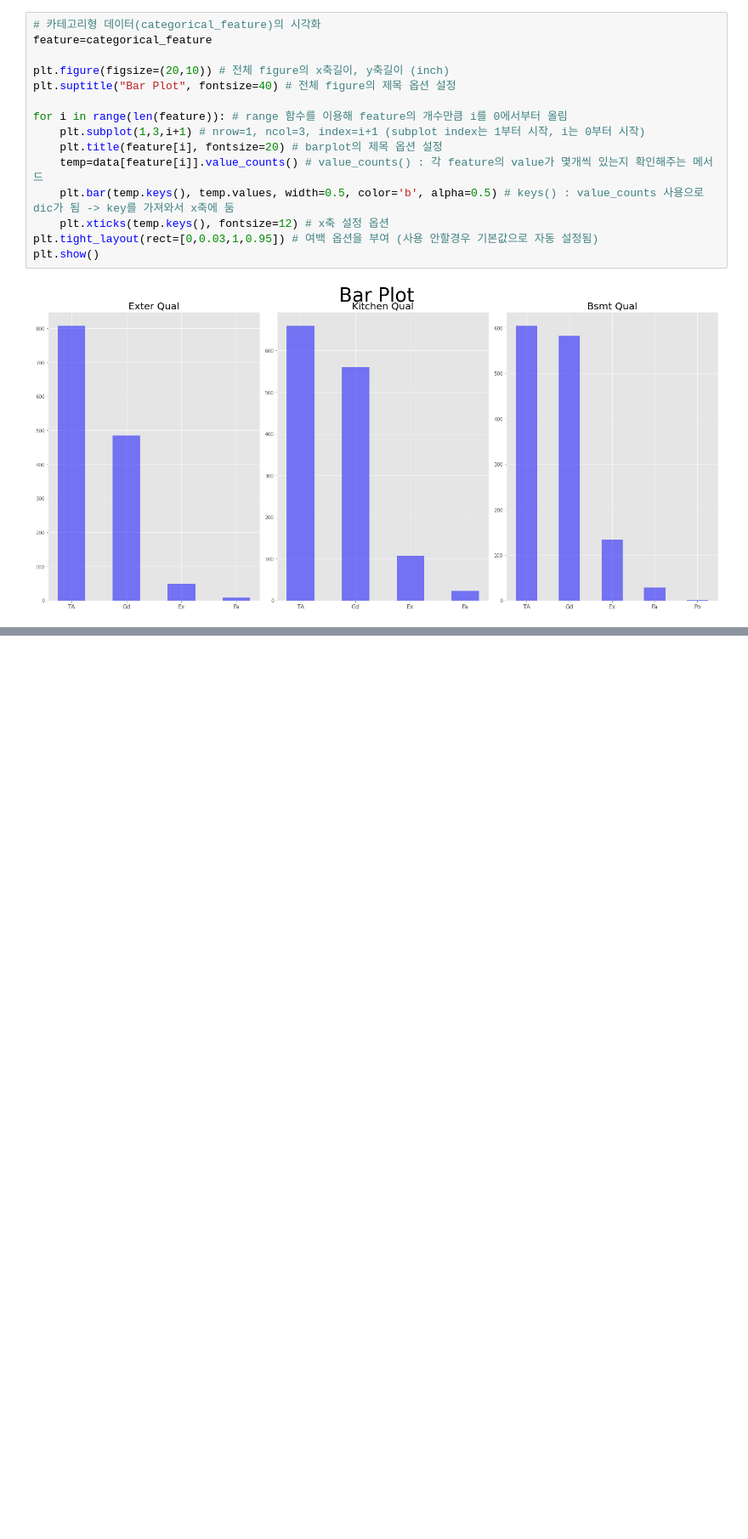
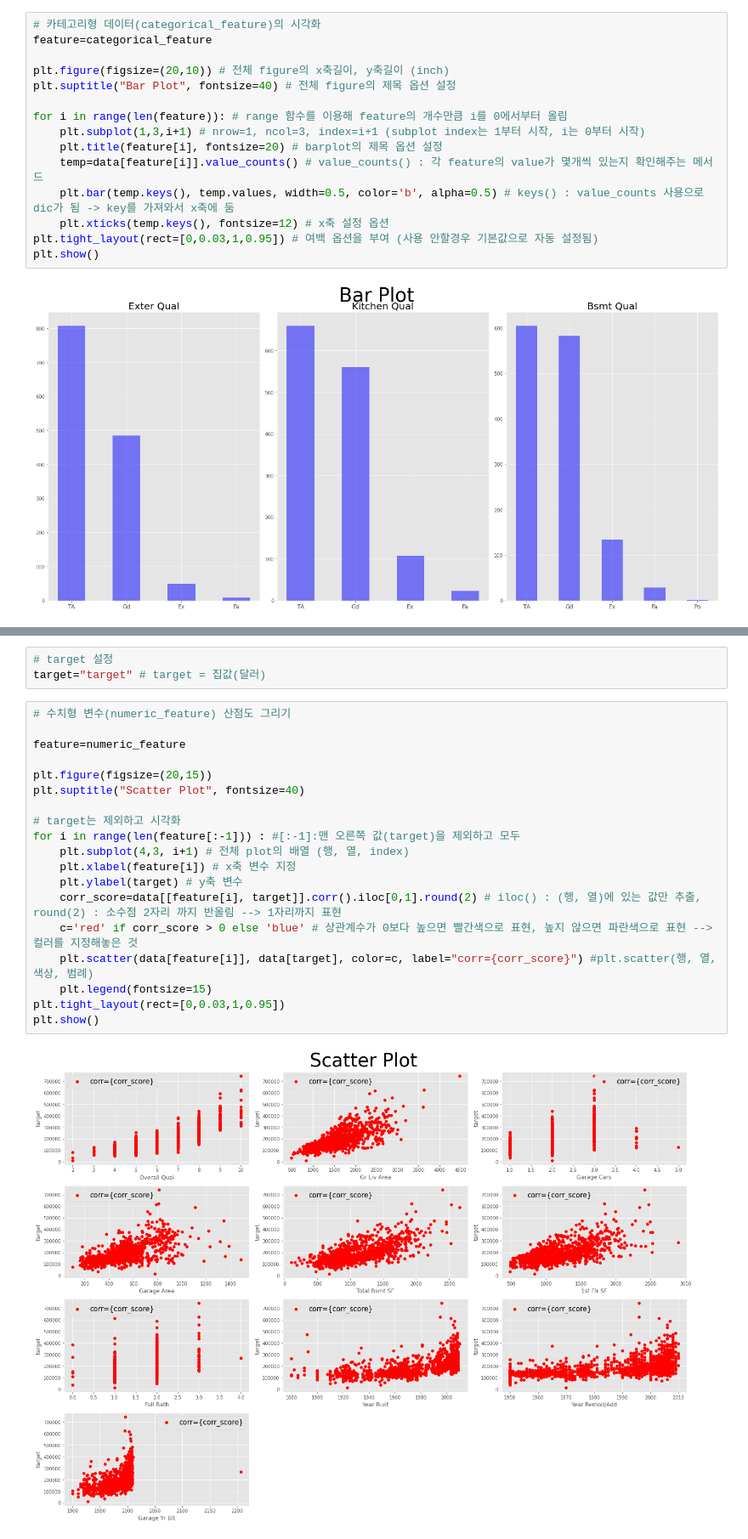
Before and after one commit to moveformyfuture/House_Price_Expectation, a Jupyter notebook: House_Price_Expectation_EDA.ipynb, the cells around one changed output, grey strips where cells are left out. Shown: that part at 85% size. Cells and saved outputs as stored; diff of their text form; blank space fills up the shorter version.

```diff
--- a/House_Price_Expectation_EDA.ipynb
+++ b/House_Price_Expectation_EDA.ipynb
@@ -191,0 +212,24 @@ plt.show()
+# %%
+# target 설정
+target="target" # target = 집값(달러)
+# %%
+# 수치형 변수(numeric_feature) 산점도 그리기
+
+feature=numeric_feature
+
+plt.figure(figsize=(20,15))
+plt.suptitle("Scatter Plot", fontsize=40)
+
+# target는 제외하고 시각화
+for i in range(len(feature[:-1])) : #[:-1]:맨 오른쪽 값(target)을 제외하고 모두
+    plt.subplot(4,3, i+1) # 전체 plot의 배열 (행, 열, index)
+    plt.xlabel(feature[i]) # x축 변수 지정
+    plt.ylabel(target) # y축 변수
+    corr_score=data[[feature[i], target]].corr().iloc[0,1].round(2) # iloc() : (행, 열)에 있는 값만 추출, round(2) : 소수점 2자리 까지 반올림 --> 1자리까지 표현
+    c='red' if corr_score > 0 else 'blue' # 상관계수가 0보다 높으면 빨간색으로 표현, 높지 않으면 파란색으로 표현 --> 컬러를 지정해놓은 것
+    plt.scatter(data[feature[i]], data[target], color=c, label="corr={corr_score}") #plt.scatter(행, 열, 색상, 범례)
+    plt.legend(fontsize=15)
+plt.tight_layout(rect=[0,0.03,1,0.95])
+plt.show()
+# %% [output]
+[figure, added]
```
Also changed, not shown: parts of 4 cells of this notebook.
